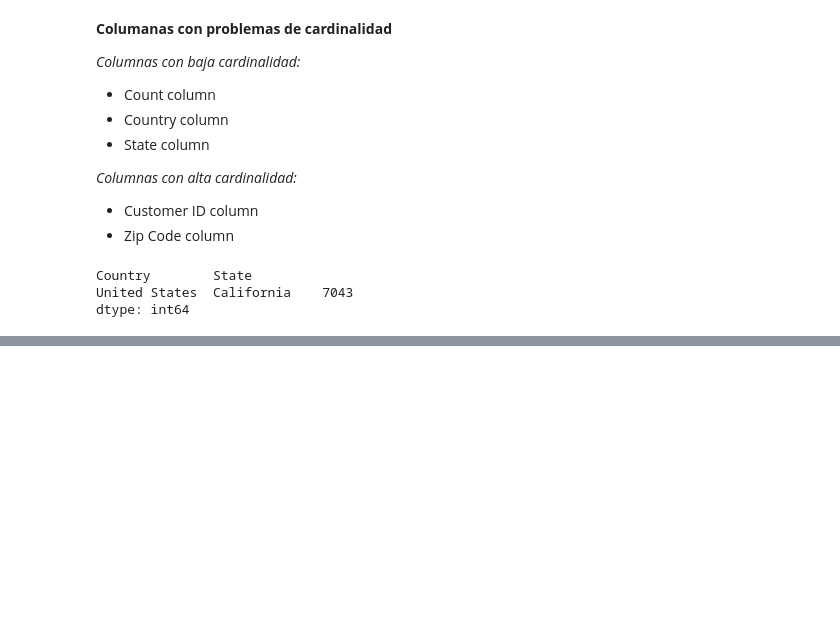
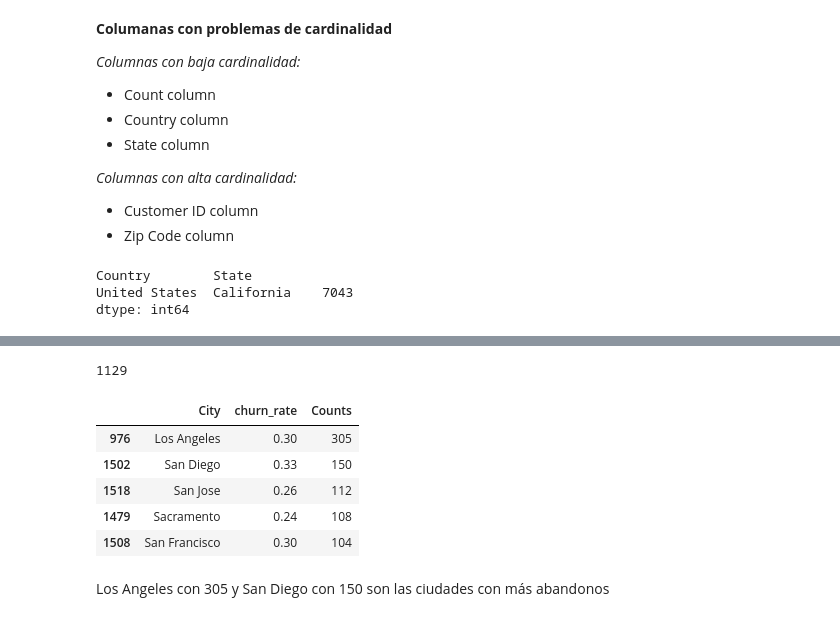
Before and after one commit to Carlos-Ernesto/Data-Science, a Jupyter notebook: Rotación de clientes/rotacion.ipynb, the cells around one changed output, grey strips where cells are left out. Cells and saved outputs as stored; diff of their text form; code cells hidden in the pictures; blank space fills up the shorter version.

```diff
--- a/Rotación de clientes/rotacion.ipynb
+++ b/Rotación de clientes/rotacion.ipynb
@@ -142,0 +179,34 @@ dtype: int64
+# %%
+df["City"].nunique()
+
+#Hat 1129 ciudades únicas en el data set
+# %% [output]
+1129
+# %%
+#Agrupando por ciudad y estado de abandono y contando las ocurrencias
+grouped = df.groupby(["City", "Churn Label"])["CustomerID"].count()
+total_counts = grouped.groupby("City").transform("sum")
+churn_rate = round(grouped/total_counts,2)
+City_churn_label = pd.DataFrame({'churn_rate':churn_rate}).reset_index()
+
+#Creación de un data frame con la cuenta total por ciudad
+city_counts = df.groupby("City")["CustomerID"].count().reset_index()
+city_counts.rename(columns={"CustomerID":"Counts"}, inplace=True)
+
+#Unión de los data frame creados anteriormente
+City_churn_label = City_churn_label.merge(city_counts, on = "City")
+City_churn_label
+
+#Eliminación de las ciudades que continen abandonos y ordenamiento de mayor a menor
+City_churn_label = City_churn_label[City_churn_label["Churn Label"] == "Yes"]
+City_churn_label = City_churn_label.sort_values(by="Counts", ascending=False)
+City_churn_label.drop(columns="Churn Label", inplace=True)
+
+City_churn_label.head()
+# %% [output]
+|  | City | churn_rate | Counts |
+| 976 | Los Angeles | 0.30 | 305 |
+| 1502 | San Diego | 0.33 | 150 |
+| 1518 | San Jose | 0.26 | 112 |
+| 1479 | Sacramento | 0.24 | 108 |
+| 1508 | San Francisco | 0.30 | 104 |
@@ -142,0 +222,2 @@ dtype: int64
+# %% [markdown]
+Los Angeles con 305 y San Diego con 150 son las ciudades con más abandonos
```
Also changed, not shown: parts of 10 cells of this notebook, 2 other files.
